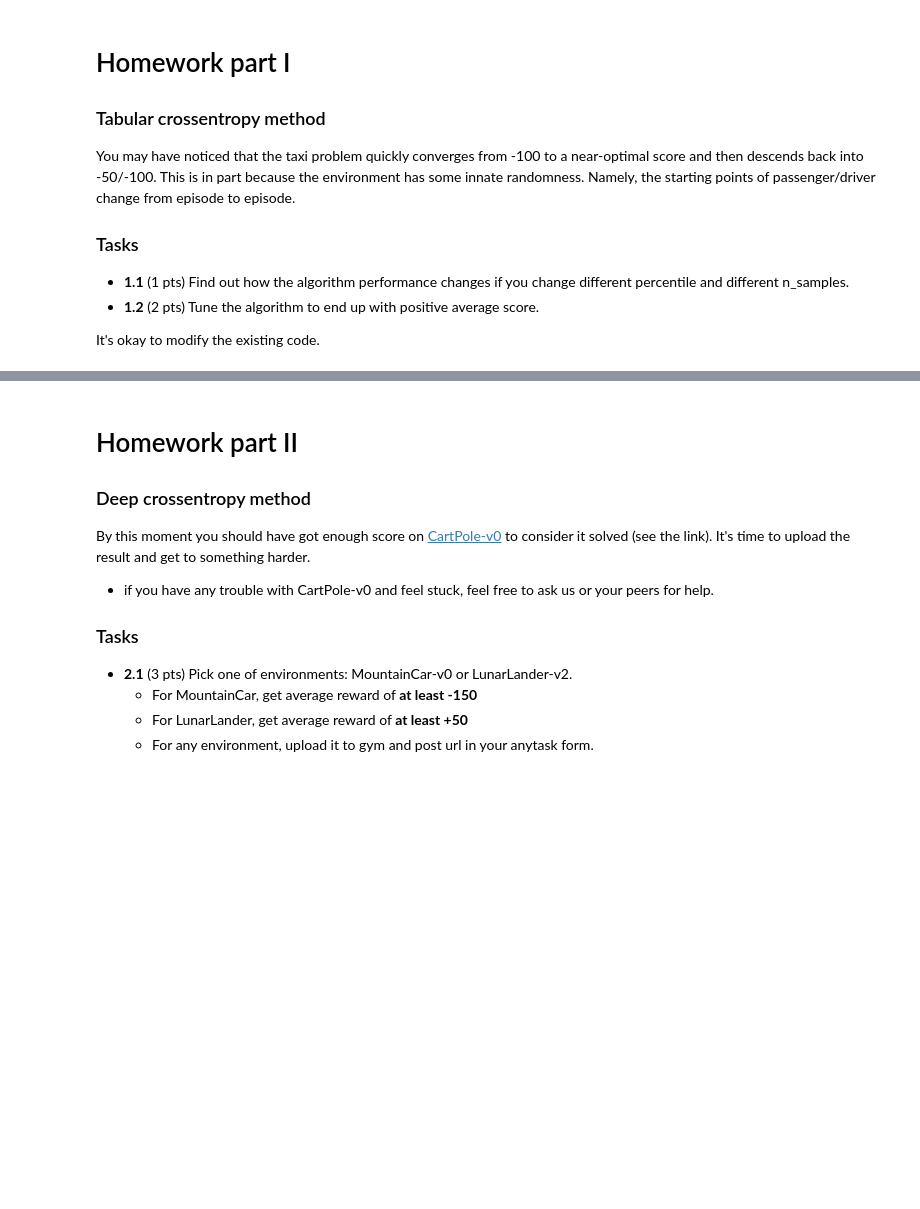
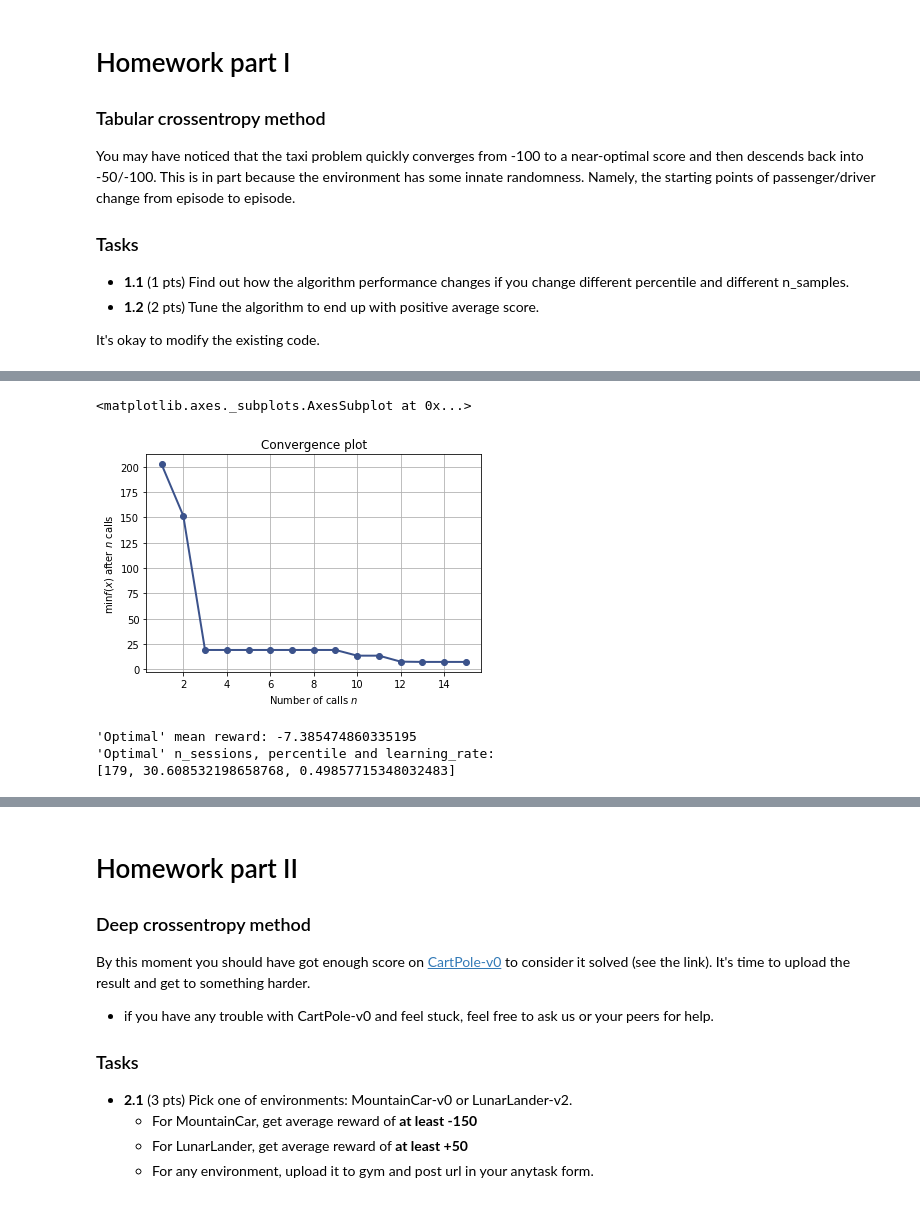
Before and after one commit to Kommiu/Practical_RL, a Jupyter notebook: week01_intro/crossentropy_method.ipynb, the cells around one changed output, grey strips where cells are left out. Saved outputs shown, nothing was run; the diff lists cells and outputs as text; code cells hidden in the pictures; blank space fills up the shorter version.

```diff
--- a/week01_intro/crossentropy_method.ipynb
+++ b/week01_intro/crossentropy_method.ipynb
@@ -430,0 +631,14 @@ It's okay to modify the existing code.
+# %%
+res_gp = load('./skopt-res')
+# %%
+plot_convergence(res_gp)
+# %% [output]
+<matplotlib.axes._subplots.AxesSubplot at 0x...>
+[figure, added]
+# %%
+print(f"'Optimal' mean reward: {-res_gp.fun}")
+print(f"'Optimal' n_sessions, percentile and learning_rate: \n{res_gp.x}")
+# %% [output]
+'Optimal' mean reward: -7.385474860335195
+'Optimal' n_sessions, percentile and learning_rate:
+[179, 30.608532198658768, 0.49857715348032483]
```
Also changed, not shown: parts of 32 cells of this notebook, 4 other files.
